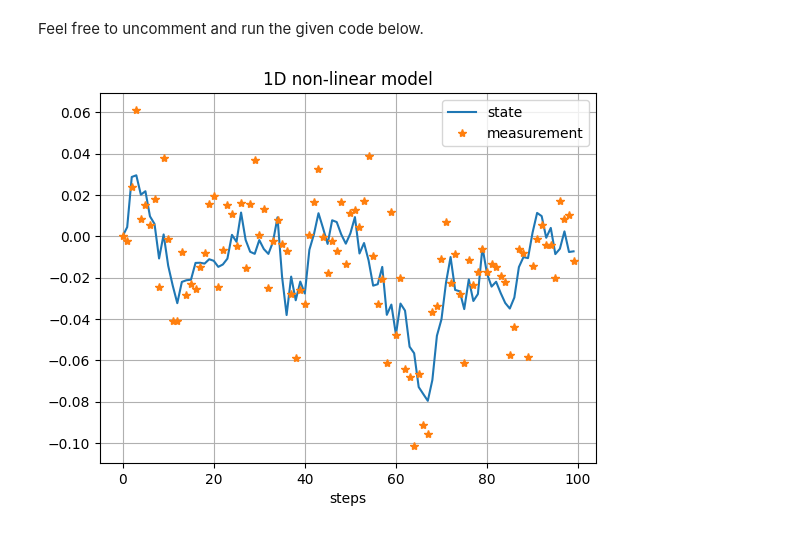
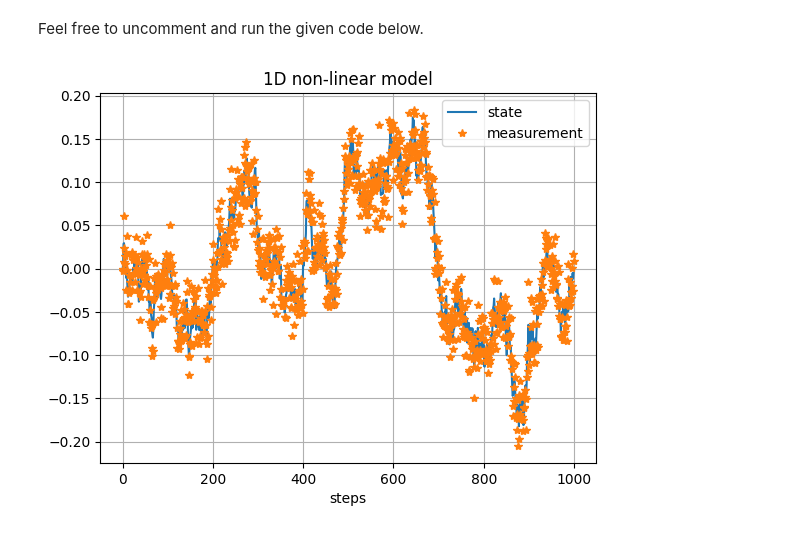
Before and after one commit to Nandu-Jagdish/BasicsOfSensorFusion23_Aalto, a Jupyter notebook: Homework11/HW11.ipynb, the cells around one changed output. Drawn from its saved outputs; the diff is of its cells as text; code cells hidden in the pictures.

```diff
--- a/Homework11/HW11.ipynb
+++ b/Homework11/HW11.ipynb
@@ -35,7 +35,7 @@ def model_simulation(seed_number, steps):
     # YOUR CODE HERE
     for i in range(1, steps):
         q = np.random.normal(0, 0.01)
-        r = np.random.normal(0, 0.02)
+        r = np.random.normal(0, (0.02))
         xs[i] = xs[i-1] -0.01*np.sin(xs[i-1]) + q
         ys[i] = 0.5*np.sin(2*xs[i]) + r
     # raise NotImplementedError()
@@ -43,12 +43,12 @@ def model_simulation(seed_number, steps):
 # %% [markdown]
 Feel free to uncomment and run the given code below.
 # %%
-xs, ys = model_simulation(5, 100)
+xs, ys = model_simulation(5, 1000)
 plt.plot(xs, label='state')
 plt.plot(ys, '*', label='measurement')
 plt.title('1D non-linear model')
 plt.xlabel('steps')
 plt.legend()
 plt.grid();
 # %% [output]
-[figure, old version]
+[figure, new version]
```
Also changed, not shown: parts of 14 cells of this notebook.
